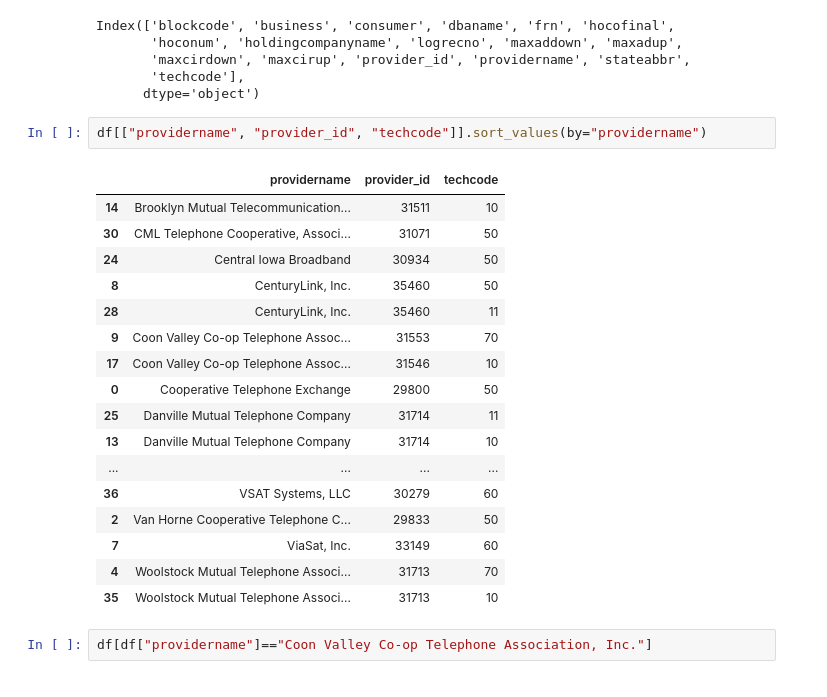
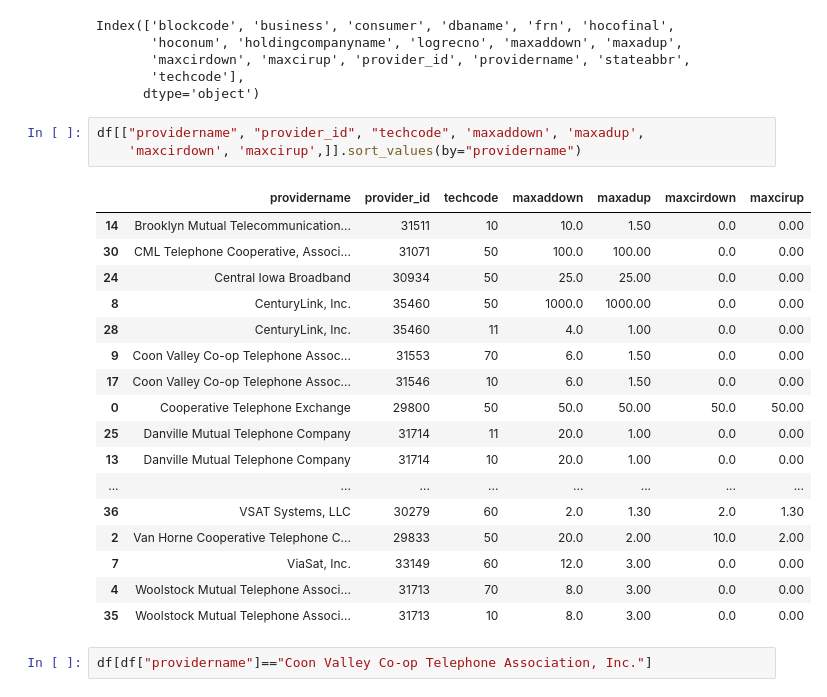
Before and after one commit to ai-xiaihai/IO_DataAnalysis, a Jupyter notebook: Fixed_Broadband_Deployment.ipynb, the cells around one changed output. Saved outputs shown, nothing was run; the diff lists cells and outputs as text.

Commit message:
summary stats by techcode

```diff
--- a/Fixed_Broadband_Deployment.ipynb
+++ b/Fixed_Broadband_Deployment.ipynb
@@ -16,25 +17,26 @@ Index(['blockcode', 'business', 'consumer', 'dbaname', 'frn', 'hocofinal',
        'techcode'],
       dtype='object')
 # %%
-df[["providername", "provider_id", "techcode"]].sort_values(by="providername")
+df[["providername", "provider_id", "techcode", 'maxaddown', 'maxadup',
+    'maxcirdown', 'maxcirup',]].sort_values(by="providername")
 # %% [output]
-|  | providername | provider_id | techcode |
-| 14 | Brooklyn Mutual Telecommunication... | 31511 | 10 |
-| 30 | CML Telephone Cooperative, Associ... | 31071 | 50 |
-| 24 | Central Iowa Broadband | 30934 | 50 |
-| 8 | CenturyLink, Inc. | 35460 | 50 |
-| 28 | CenturyLink, Inc. | 35460 | 11 |
-| 9 | Coon Valley Co-op Telephone Assoc... | 31553 | 70 |
-| 17 | Coon Valley Co-op Telephone Assoc... | 31546 | 10 |
-| 0 | Cooperative Telephone Exchange | 29800 | 50 |
-| 25 | Danville Mutual Telephone Company | 31714 | 11 |
-| 13 | Danville Mutual Telephone Company | 31714 | 10 |
-| ... | ... | ... | ... |
-| 36 | VSAT Systems, LLC | 30279 | 60 |
-| 2 | Van Horne Cooperative Telephone C... | 29833 | 50 |
-| 7 | ViaSat, Inc. | 33149 | 60 |
-| 4 | Woolstock Mutual Telephone Associ... | 31713 | 70 |
-| 35 | Woolstock Mutual Telephone Associ... | 31713 | 10 |
+|  | providername | provider_id | techcode | maxaddown | maxadup | maxcirdown | maxcirup |
+| 14 | Brooklyn Mutual Telecommunication... | 31511 | 10 | 10.0 | 1.50 | 0.0 | 0.00 |
+| 30 | CML Telephone Cooperative, Associ... | 31071 | 50 | 100.0 | 100.00 | 0.0 | 0.00 |
+| 24 | Central Iowa Broadband | 30934 | 50 | 25.0 | 25.00 | 0.0 | 0.00 |
+| 8 | CenturyLink, Inc. | 35460 | 50 | 1000.0 | 1000.00 | 0.0 | 0.00 |
+| 28 | CenturyLink, Inc. | 35460 | 11 | 4.0 | 1.00 | 0.0 | 0.00 |
+| 9 | Coon Valley Co-op Telephone Assoc... | 31553 | 70 | 6.0 | 1.50 | 0.0 | 0.00 |
+| 17 | Coon Valley Co-op Telephone Assoc... | 31546 | 10 | 6.0 | 1.50 | 0.0 | 0.00 |
+| 0 | Cooperative Telephone Exchange | 29800 | 50 | 50.0 | 50.00 | 50.0 | 50.00 |
+| 25 | Danville Mutual Telephone Company | 31714 | 11 | 20.0 | 1.00 | 0.0 | 0.00 |
+| 13 | Danville Mutual Telephone Company | 31714 | 10 | 20.0 | 1.00 | 0.0 | 0.00 |
+| ... | ... | ... | ... | ... | ... | ... | ... |
+| 36 | VSAT Systems, LLC | 30279 | 60 | 2.0 | 1.30 | 2.0 | 1.30 |
+| 2 | Van Horne Cooperative Telephone C... | 29833 | 50 | 20.0 | 2.00 | 10.0 | 2.00 |
+| 7 | ViaSat, Inc. | 33149 | 60 | 12.0 | 3.00 | 0.0 | 0.00 |
+| 4 | Woolstock Mutual Telephone Associ... | 31713 | 70 | 8.0 | 3.00 | 0.0 | 0.00 |
+| 35 | Woolstock Mutual Telephone Associ... | 31713 | 10 | 8.0 | 3.00 | 0.0 | 0.00 |
 # %%
 df[df["providername"]=="Coon Valley Co-op Telephone Association, Inc."]
 # %% [output]
```
Also changed, not shown: parts of 11 cells of this notebook.
